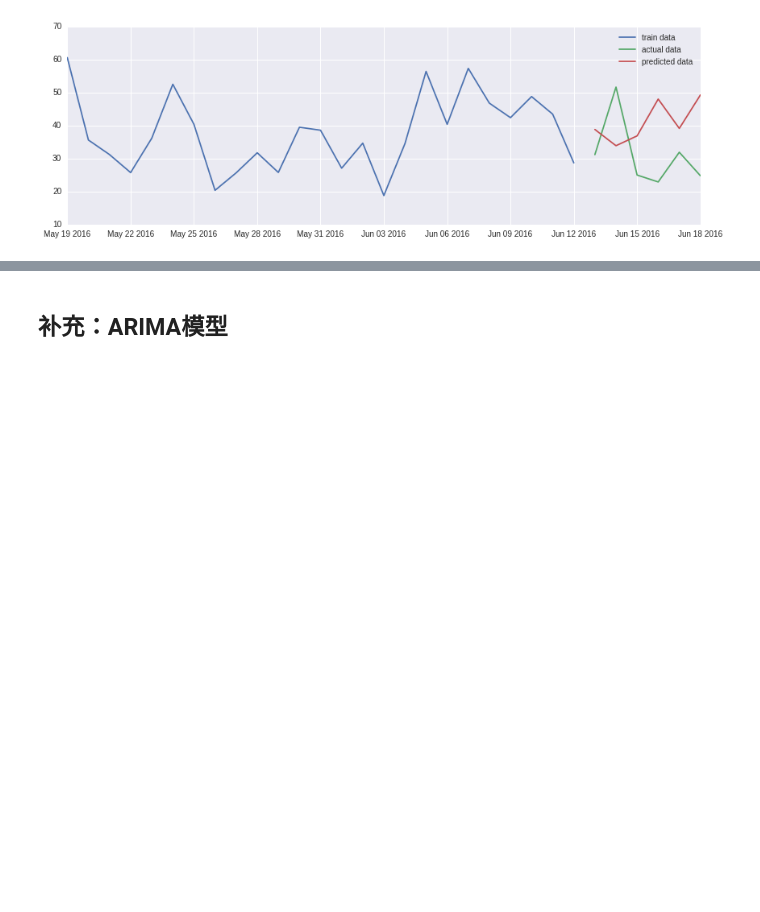
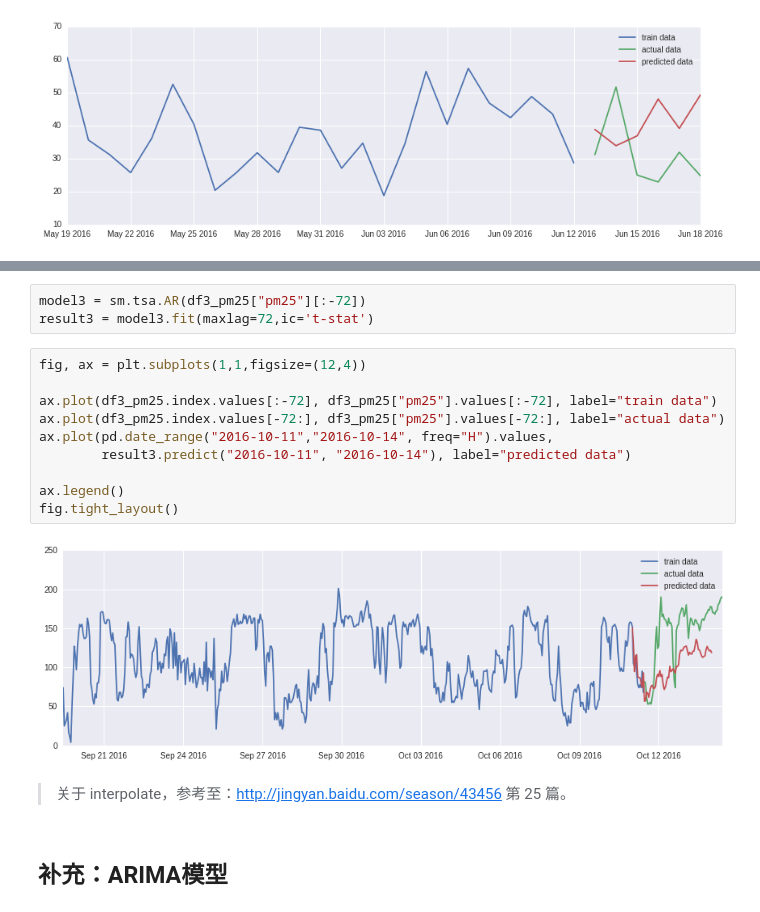
Before and after one commit to hscspring/Note_DS, a Jupyter notebook: OMOOC.Data/assignment/7w/7W_homework.ipynb, the cells around one changed output, grey strips where cells are left out. Saved outputs shown, nothing was run; the diff lists cells and outputs as text; blank space fills up the shorter version.

```diff
--- a/OMOOC.Data/assignment/7w/7W_homework.ipynb
+++ b/OMOOC.Data/assignment/7w/7W_homework.ipynb
@@ -1089,3 +1307,20 @@ fig.tight_layout()
+# %%
+model3 = sm.tsa.AR(df3_pm25["pm25"][:-72])
+result3 = model3.fit(maxlag=72,ic='t-stat')
+# %%
+fig, ax = plt.subplots(1,1,figsize=(12,4))
+
+ax.plot(df3_pm25.index.values[:-72], df3_pm25["pm25"].values[:-72], label="train data")
+ax.plot(df3_pm25.index.values[-72:], df3_pm25["pm25"].values[-72:], label="actual data")
+ax.plot(pd.date_range("2016-10-11","2016-10-14", freq="H").values,
+        result3.predict("2016-10-11", "2016-10-14"), label="predicted data")
+
+ax.legend()
+fig.tight_layout()
+# %% [output]
+[figure, added]
+# %% [markdown]
+>关于 interpolate，参考至：http://jingyan.baidu.com/season/43456 第 25 篇。
 # %% [markdown]
 ## 补充：ARIMA模型
 # %% [markdown]
```
Also changed, not shown: parts of 43 cells of this notebook, 2 other files.
